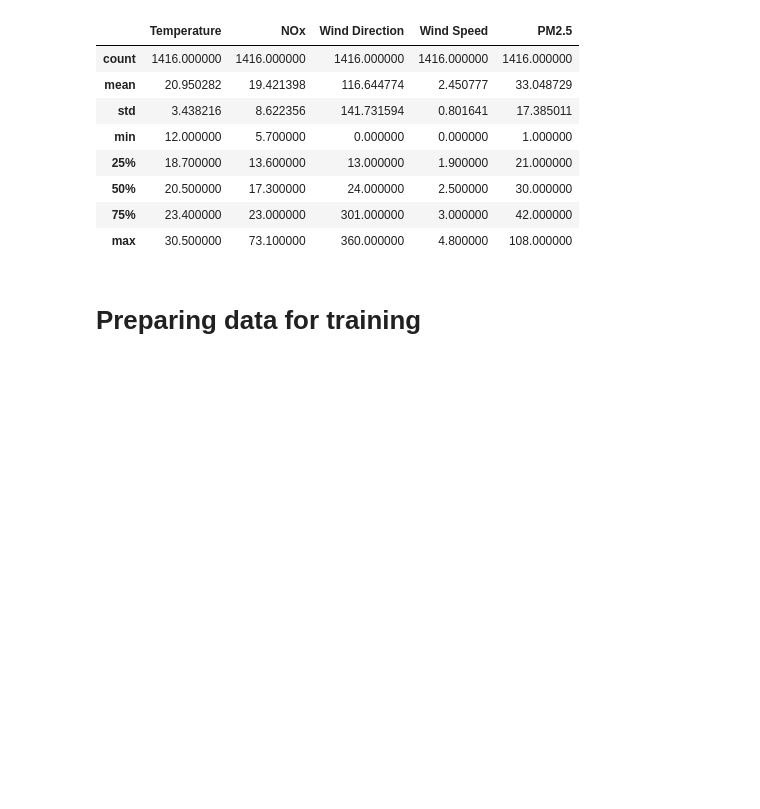
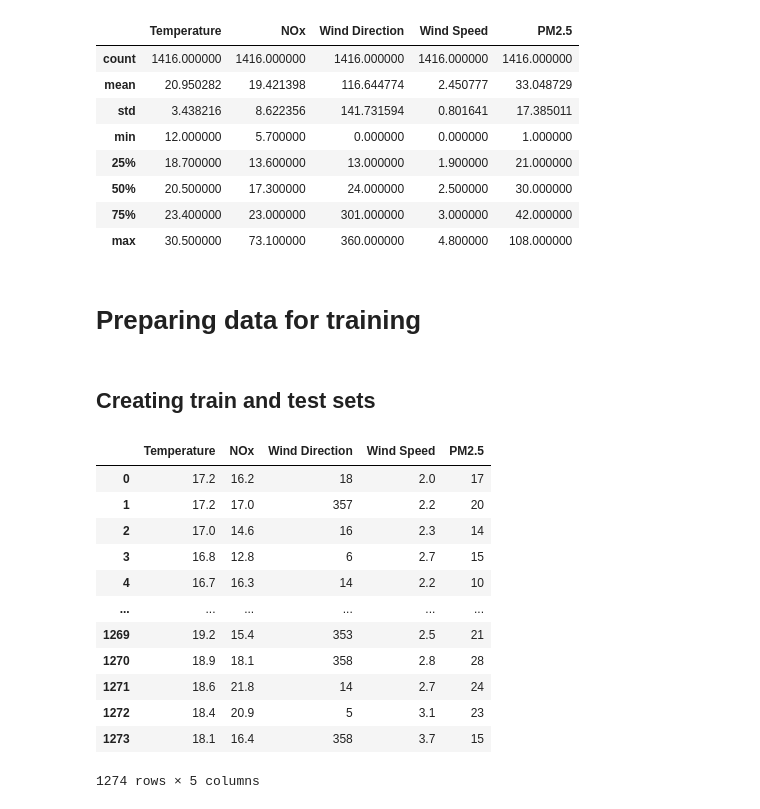
Before and after one commit to KamilBartosik/RNN_AirPolutionPrediction, a Jupyter notebook: RNN_AirPolutionData.ipynb, the cells around one changed output. Saved outputs shown, nothing was run; the diff lists cells and outputs as text; code cells hidden in the pictures; blank space fills up the shorter version.

```diff
--- a/RNN_AirPolutionData.ipynb
+++ b/RNN_AirPolutionData.ipynb
@@ -35,6 +37,8 @@ df.head()
 df.shape
 # %% [output]
 (1416, 6)
+# %%
+df = df.iloc[:, 1:]
 # %%
 df.info()
 # %% [output]
@@ -62,2 +56,0 @@ Name: Date, dtype: object
-# %%
-df['Date'] = pd.to_datetime(df['Date'])
@@ -249,3 +202,27 @@ df.describe()
 | max | 30.500000 | 73.100000 | 360.000000 | 4.800000 | 108.000000 |
 # %% [markdown]
 # Preparing data for training
+# %% [markdown]
+## Creating train and test sets
+# %%
+train_set_size = 0.9
+train_set_size = int( train_set_size*len(df) )
+# %%
+train_set = df.iloc[0:train_set_size, :]
+test_set = df.iloc[train_set_size:, -1:].reset_index(drop=True)
+# %%
+train_set
+# %% [output]
+|  | Temperature | NOx | Wind Direction | Wind Speed | PM2.5 |
+| 0 | 17.2 | 16.2 | 18 | 2.0 | 17 |
+| 1 | 17.2 | 17.0 | 357 | 2.2 | 20 |
+| 2 | 17.0 | 14.6 | 16 | 2.3 | 14 |
+| 3 | 16.8 | 12.8 | 6 | 2.7 | 15 |
+| 4 | 16.7 | 16.3 | 14 | 2.2 | 10 |
+| ... | ... | ... | ... | ... | ... |
+| 1269 | 19.2 | 15.4 | 353 | 2.5 | 21 |
+| 1270 | 18.9 | 18.1 | 358 | 2.8 | 28 |
+| 1271 | 18.6 | 21.8 | 14 | 2.7 | 24 |
+| 1272 | 18.4 | 20.9 | 5 | 3.1 | 23 |
+| 1273 | 18.1 | 16.4 | 358 | 3.7 | 15 |
+1274 rows × 5 columns
```
Also changed, not shown: parts of 40 cells of this notebook.
